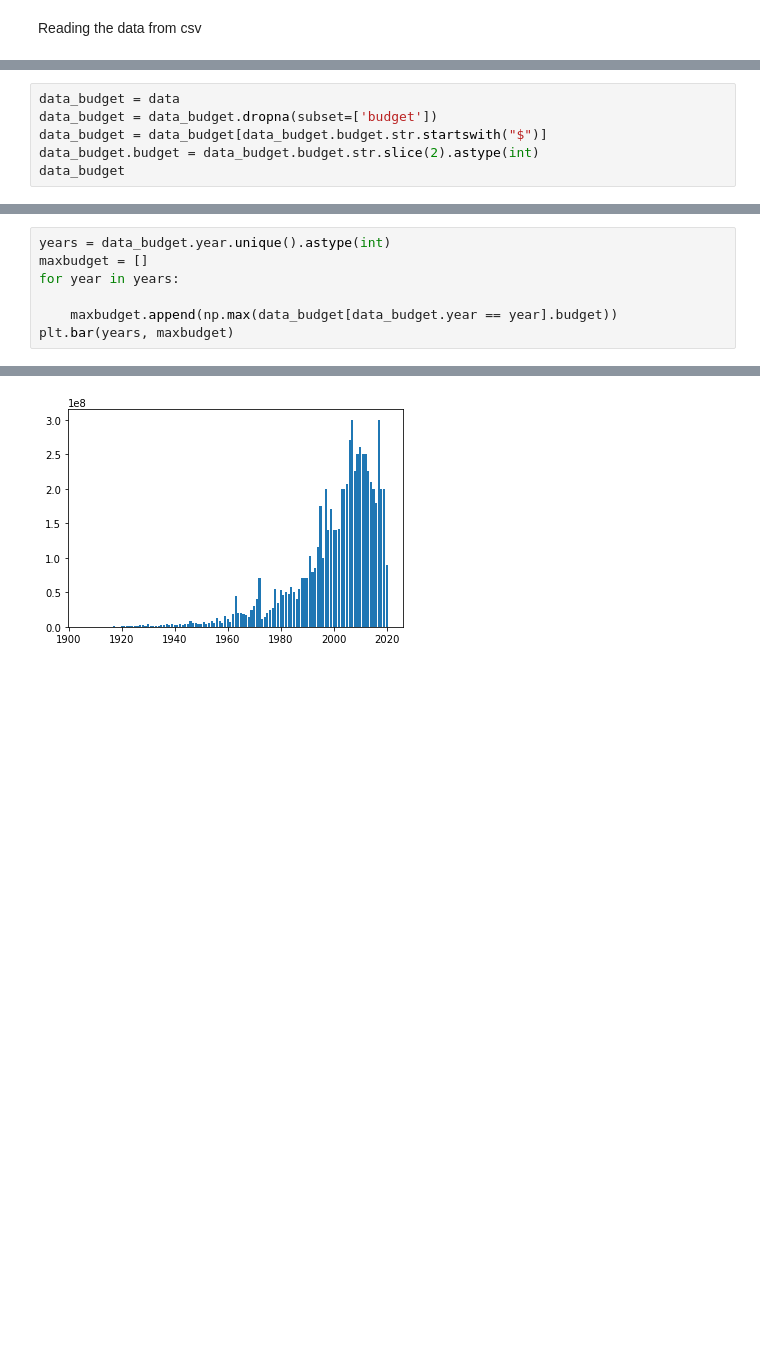
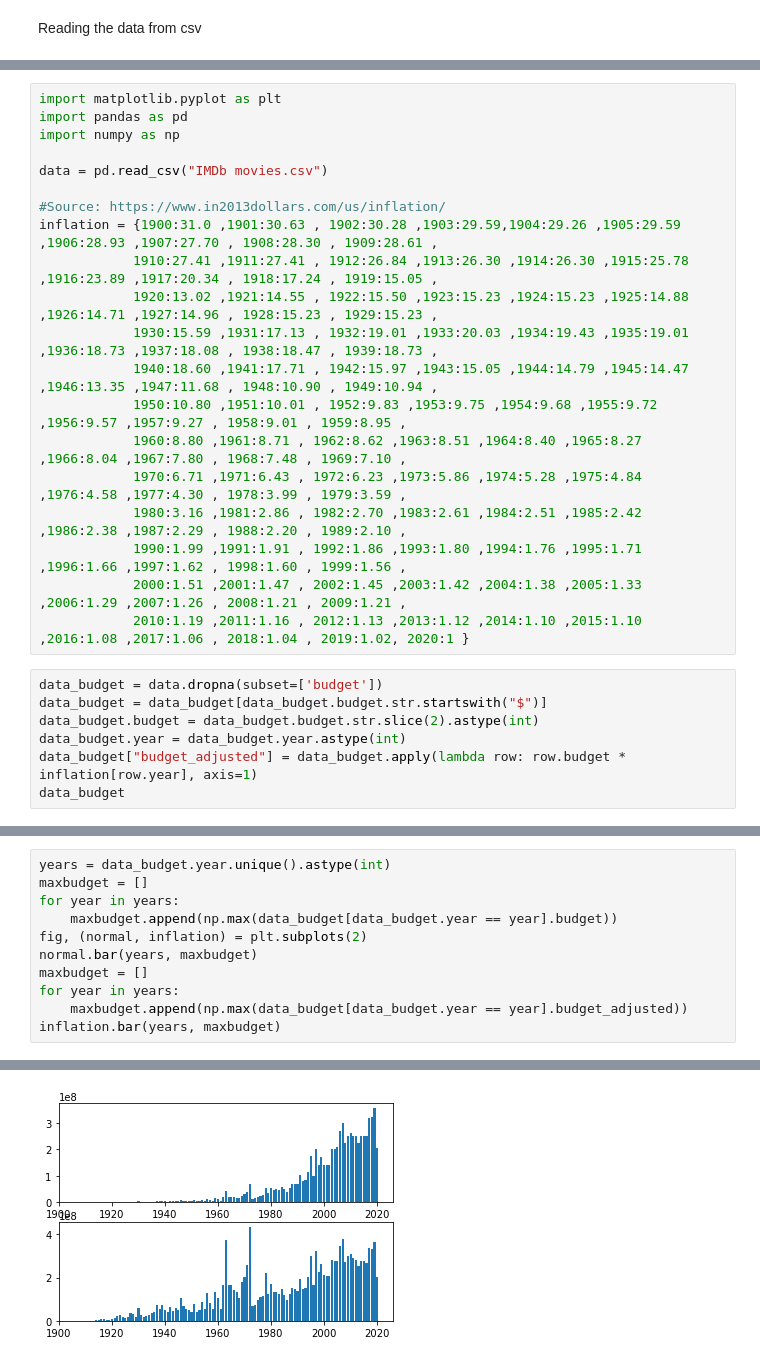
Before and after one commit to Joonasp1/IMDb_data, a Jupyter notebook: Data_Project.ipynb, the cells around one changed output, grey strips where cells are left out. Cells and saved outputs as stored; diff of their text form; blank space fills up the shorter version.

```diff
--- a/Data_Project.ipynb
+++ b/Data_Project.ipynb
@@ -11,8 +5,29 @@ data = pd.read_csv("IMDb movies.csv")
+# %%
+import matplotlib.pyplot as plt
+import pandas as pd
+import numpy as np
+
+data = pd.read_csv("IMDb movies.csv")
+
+#Source: https://www.in2013dollars.com/us/inflation/
+inflation = {1900:31.0 ,1901:30.63 , 1902:30.28 ,1903:29.59,1904:29.26 ,1905:29.59 ,1906:28.93 ,1907:27.70 , 1908:28.30 , 1909:28.61 ,
+            1910:27.41 ,1911:27.41 , 1912:26.84 ,1913:26.30 ,1914:26.30 ,1915:25.78 ,1916:23.89 ,1917:20.34 , 1918:17.24 , 1919:15.05 ,
+            1920:13.02 ,1921:14.55 , 1922:15.50 ,1923:15.23 ,1924:15.23 ,1925:14.88 ,1926:14.71 ,1927:14.96 , 1928:15.23 , 1929:15.23 ,
+            1930:15.59 ,1931:17.13 , 1932:19.01 ,1933:20.03 ,1934:19.43 ,1935:19.01 ,1936:18.73 ,1937:18.08 , 1938:18.47 , 1939:18.73 ,
+            1940:18.60 ,1941:17.71 , 1942:15.97 ,1943:15.05 ,1944:14.79 ,1945:14.47 ,1946:13.35 ,1947:11.68 , 1948:10.90 , 1949:10.94 ,
+            1950:10.80 ,1951:10.01 , 1952:9.83 ,1953:9.75 ,1954:9.68 ,1955:9.72 ,1956:9.57 ,1957:9.27 , 1958:9.01 , 1959:8.95 ,
+            1960:8.80 ,1961:8.71 , 1962:8.62 ,1963:8.51 ,1964:8.40 ,1965:8.27 ,1966:8.04 ,1967:7.80 , 1968:7.48 , 1969:7.10 ,
+            1970:6.71 ,1971:6.43 , 1972:6.23 ,1973:5.86 ,1974:5.28 ,1975:4.84 ,1976:4.58 ,1977:4.30 , 1978:3.99 , 1979:3.59 ,
+            1980:3.16 ,1981:2.86 , 1982:2.70 ,1983:2.61 ,1984:2.51 ,1985:2.42 ,1986:2.38 ,1987:2.29 , 1988:2.20 , 1989:2.10 ,
+            1990:1.99 ,1991:1.91 , 1992:1.86 ,1993:1.80 ,1994:1.76 ,1995:1.71 ,1996:1.66 ,1997:1.62 , 1998:1.60 , 1999:1.56 ,
+            2000:1.51 ,2001:1.47 , 2002:1.45 ,2003:1.42 ,2004:1.38 ,2005:1.33 ,2006:1.29 ,2007:1.26 , 2008:1.21 , 2009:1.21 ,
+            2010:1.19 ,2011:1.16 , 2012:1.13 ,2013:1.12 ,2014:1.10 ,2015:1.10 ,2016:1.08 ,2017:1.06 , 2018:1.04 , 2019:1.02, 2020:1 }
 # %%
-data_budget = data
-data_budget = data_budget.dropna(subset=['budget'])
+data_budget = data.dropna(subset=['budget'])
 data_budget = data_budget[data_budget.budget.str.startswith("$")]
 data_budget.budget = data_budget.budget.str.slice(2).astype(int)
+data_budget.year = data_budget.year.astype(int)
+data_budget["budget_adjusted"] = data_budget.apply(lambda row: row.budget * inflation[row.year], axis=1)
 data_budget
 # %% [output]
 |  | imdb_title_id | title | original_title | year | date_published | genre | duration | country | language | ... |
@@ -32,7 +47,11 @@ data_budget
 years = data_budget.year.unique().astype(int)
 maxbudget = []
 for year in years:
-
     maxbudget.append(np.max(data_budget[data_budget.year == year].budget))
-plt.bar(years, maxbudget)
+fig, (normal, inflation) = plt.subplots(2)
+normal.bar(years, maxbudget)
+maxbudget = []
+for year in years:
+    maxbudget.append(np.max(data_budget[data_budget.year == year].budget_adjusted))
+inflation.bar(years, maxbudget)
 # %% [output]
@@ -40 +59 @@ plt.bar(years, maxbudget)
-[figure, old version]
+[figure, new version]
```
Also changed, not shown: parts of 8 cells of this notebook.
